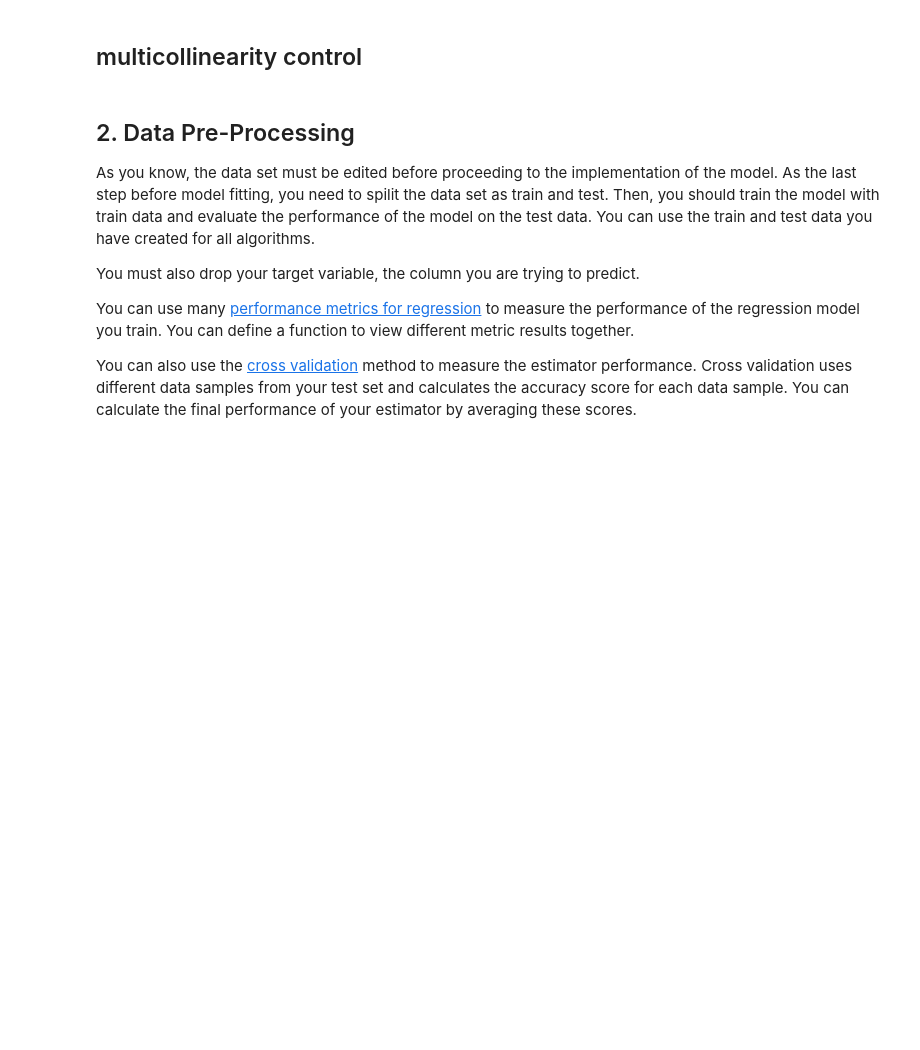
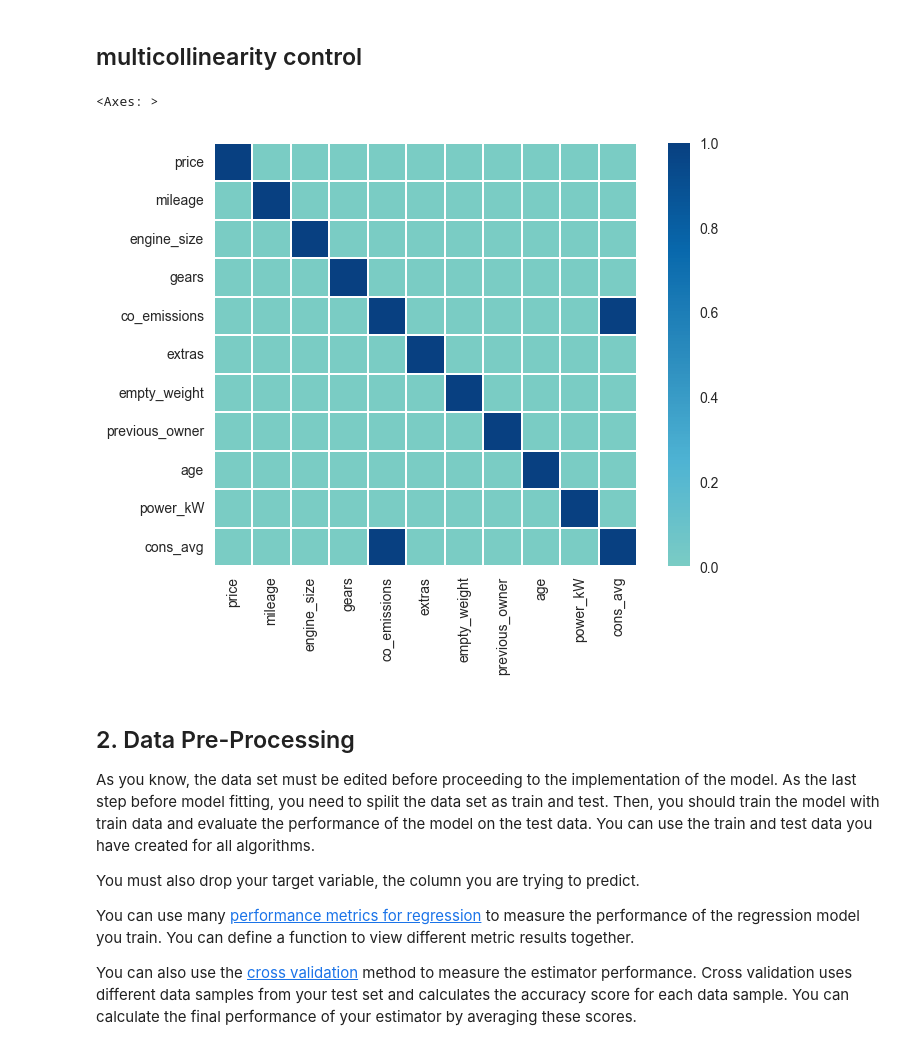
Before and after one commit to 0xArwa/soldier-race-prediction, a Jupyter notebook: Auto Scout/Auto Scout Project Blank.ipynb, the cells around one changed output. Saved outputs shown, nothing was run; the diff lists cells and outputs as text; code cells hidden in the pictures; blank space fills up the shorter version.

```diff
--- a/Auto Scout/Auto Scout Project Blank.ipynb
+++ b/Auto Scout/Auto Scout Project Blank.ipynb
@@ -88,0 +273,11 @@ memory usage: 5.5+ MB
+# %%
+order2 = ['Standard', 'Premium', 'Premium Plus']
+
+# using sklearn ordinal encoder
+encoder = OrdinalEncoder(categories = [order2])
+
+# applying fit and transform
+df['comfort_&_convenience_Package'] = encoder.fit_transform(df[['comfort_&_convenience_Package']])
+# %%
+df['comfort_&_convenience_Package'] = df['comfort_&_convenience_Package'].astype(int)
+df['comfort_&_convenience_Package'].value_counts()
@@ -88,0 +295,9 @@ memory usage: 5.5+ MB
+# %%
+# using sklearn ordinal encoder
+encoder = OrdinalEncoder()
+
+binary_features = ['warranty', 'seller', 'full_service_history', 'upholstery',
+                   'energy_efficiency_class','entertainment_&_media_Package']
+
+# applying fit and transform
+df[binary_features]= encoder.fit_transform(df[binary_features]).astype(int)
@@ -89,5 +379,20 @@ memory usage: 5.5+ MB
+# %%
+# dropping make column
+df.drop(columns = ['make'], inplace = True)
 # %% [markdown]
 ## multicollinearity control
+# %%
+sns.set_style('whitegrid')
+sns.heatmap(df.corr(numeric_only=True) > 0.8,
+            cmap = 'GnBu',
+            linewidths=.12,
+            linecolor='white',
+            fmt='.2g',
+            center = 0,
+            square=True)
+# %% [output]
+<Axes: >
+[figure, added]
 # %% [markdown]
 ## 2. Data Pre-Processing
 
```
Also changed, not shown: parts of 46 cells of this notebook, 3 other files.
